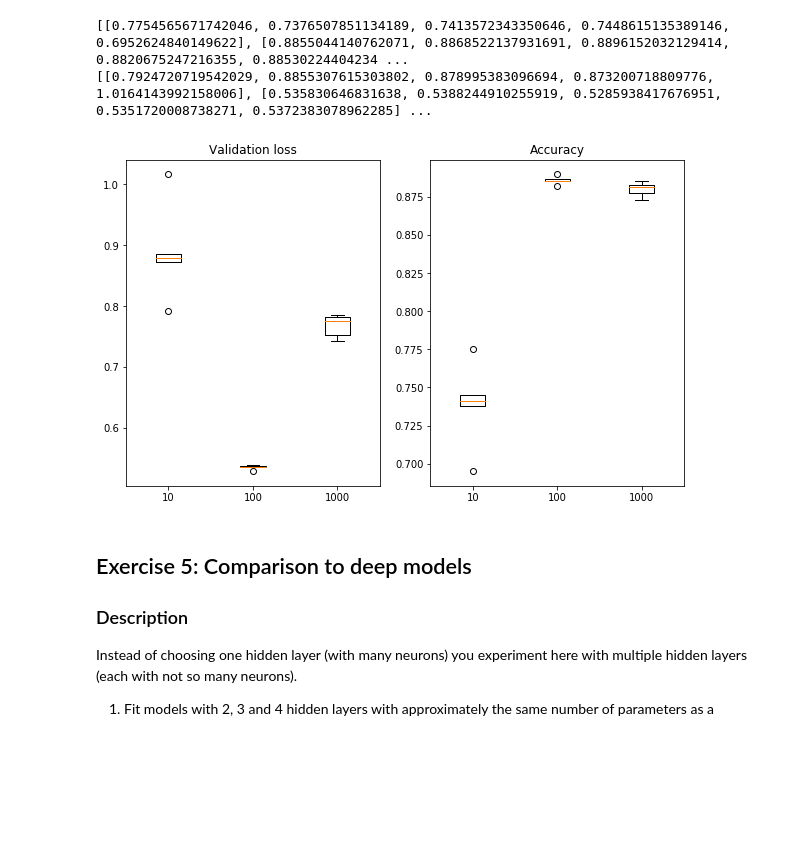
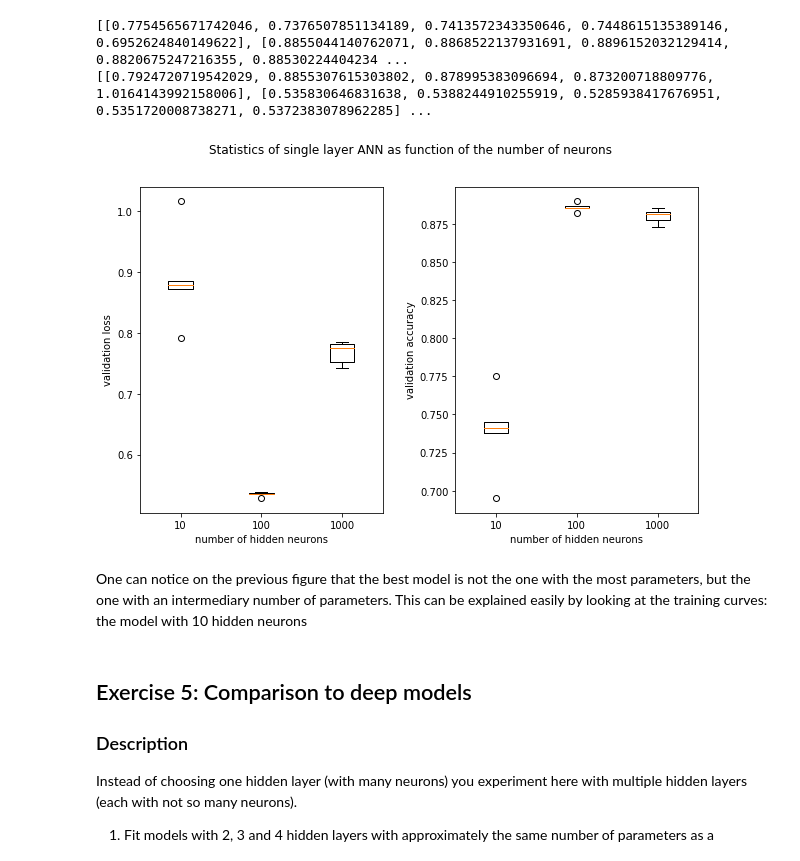
Before and after one commit to adrian-valente/ANN_project1, a Jupyter notebook: miniproject1.ipynb, the cells around one changed output. Cells and saved outputs as stored; diff of their text form; code cells hidden in the pictures; blank space fills up the shorter version.

Commit message:
ex 4 better curve+ans

```diff
--- a/miniproject1.ipynb
+++ b/miniproject1.ipynb
@@ -754,14 +754,20 @@ print(losses)
 # %%
 plt.figure()
 ax = plt.subplot(121)
-ax.set_title("Validation loss")
 ax.boxplot(losses, labels=['10', '100', '1000'])
+ax.set_xlabel("number of hidden neurons")
+ax.set_ylabel("validation loss")
 ax = plt.subplot(122)
-ax.set_title("Accuracy")
 ax.boxplot(accuracies, labels=['10', '100', '1000'])
+ax.set_xlabel("number of hidden neurons")
+ax.set_ylabel("validation accuracy")
+plt.suptitle("Statistics of single layer ANN as function of the number of neurons")
+plt.subplots_adjust(wspace=0.3)
 plt.show()
 # %% [output]
-[figure, old version]
+[figure, new version]
+# %% [markdown]
+One can notice on the previous figure that the best model is not the one with the most parameters, but the one with an intermediary number of parameters. This can be explained easily by looking at the training curves: the model with 10 hidden neurons
 # %% [markdown]
 ## Exercise 5: Comparison to deep models
 
```
